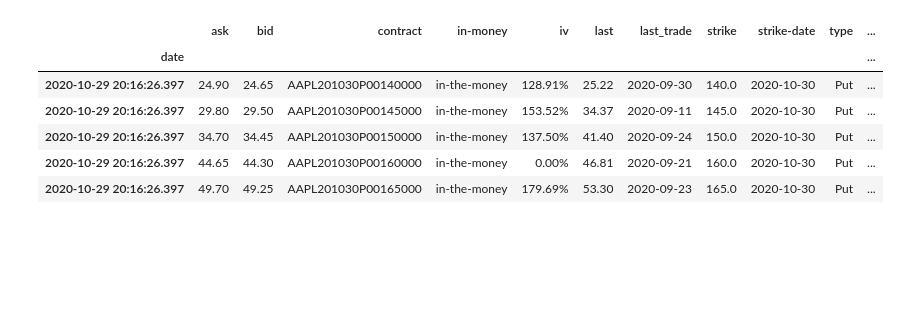
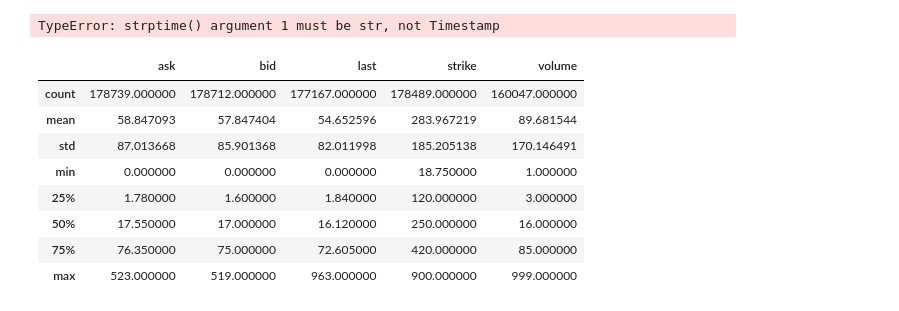
Before and after one commit to andermy/yahooScraper, a Jupyter notebook: Iron Condor.ipynb, the cells around one changed output. Cells and saved outputs as stored; diff of their text form; code cells hidden in the pictures; blank space fills up the shorter version.

```diff
--- a/Iron Condor.ipynb
+++ b/Iron Condor.ipynb
@@ -6,15 +8,21 @@ import datetime
 m = s.stockMongo()
+# %%
+m.update_stockprices('AAPL')
+# %% [output]
+TypeError: strptime() argument 1 must be str, not Timestamp
 # %%
 apple = m.get_options("AAPL")
 # %%
-apple.tail()
+apple.describe()
 # %% [output]
-|  | ask | bid | contract | in-money | iv | last | last_trade | strike | strike-date | type | ... |
-| date |  |  |  |  |  |  |  |  |  |  | ... |
-| 2020-10-29 20:16:26.397 | 24.90 | 24.65 | AAPL201030P00140000 | in-the-money | 128.91% | 25.22 | 2020-09-30 | 140.0 | 2020-10-30 | Put | ... |
-| 2020-10-29 20:16:26.397 | 29.80 | 29.50 | AAPL201030P00145000 | in-the-money | 153.52% | 34.37 | 2020-09-11 | 145.0 | 2020-10-30 | Put | ... |
-| 2020-10-29 20:16:26.397 | 34.70 | 34.45 | AAPL201030P00150000 | in-the-money | 137.50% | 41.40 | 2020-09-24 | 150.0 | 2020-10-30 | Put | ... |
-| 2020-10-29 20:16:26.397 | 44.65 | 44.30 | AAPL201030P00160000 | in-the-money | 0.00% | 46.81 | 2020-09-21 | 160.0 | 2020-10-30 | Put | ... |
-| 2020-10-29 20:16:26.397 | 49.70 | 49.25 | AAPL201030P00165000 | in-the-money | 179.69% | 53.30 | 2020-09-23 | 165.0 | 2020-10-30 | Put | ... |
+|  | ask | bid | last | strike | volume |
+| count | 178739.000000 | 178712.000000 | 177167.000000 | 178489.000000 | 160047.000000 |
+| mean | 58.847093 | 57.847404 | 54.652596 | 283.967219 | 89.681544 |
+| std | 87.013668 | 85.901368 | 82.011998 | 185.205138 | 170.146491 |
+| min | 0.000000 | 0.000000 | 0.000000 | 18.750000 | 1.000000 |
+| 25% | 1.780000 | 1.600000 | 1.840000 | 120.000000 | 3.000000 |
+| 50% | 17.550000 | 17.000000 | 16.120000 | 250.000000 | 16.000000 |
+| 75% | 76.350000 | 75.000000 | 72.605000 | 420.000000 | 85.000000 |
+| max | 523.000000 | 519.000000 | 963.000000 | 900.000000 | 999.000000 |
 # %%
 new_apple = apple.where(apple['last_trade']==apple.index.date).dropna()
```
Also changed, not shown: parts of 14 cells of this notebook, 1 other file.
